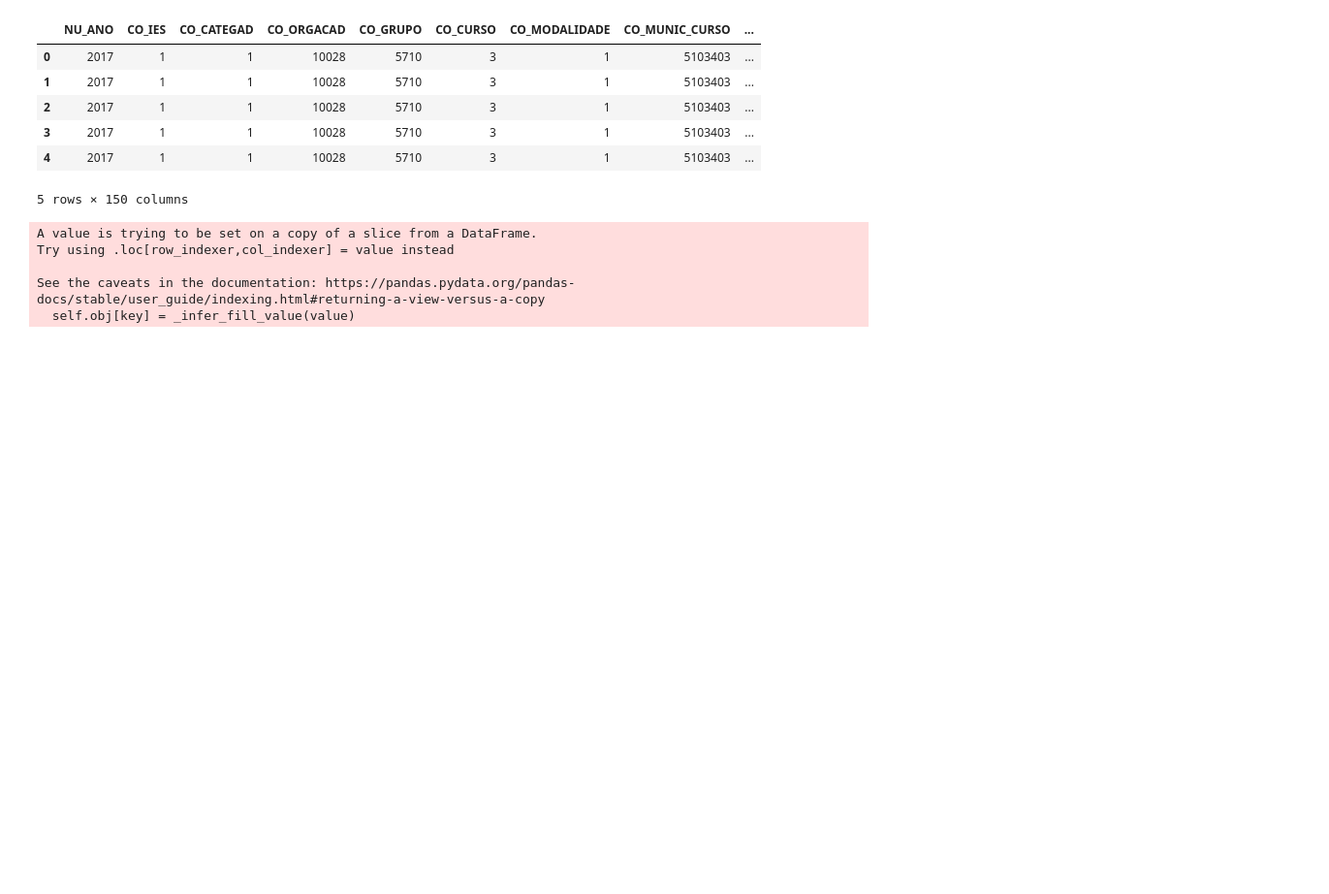
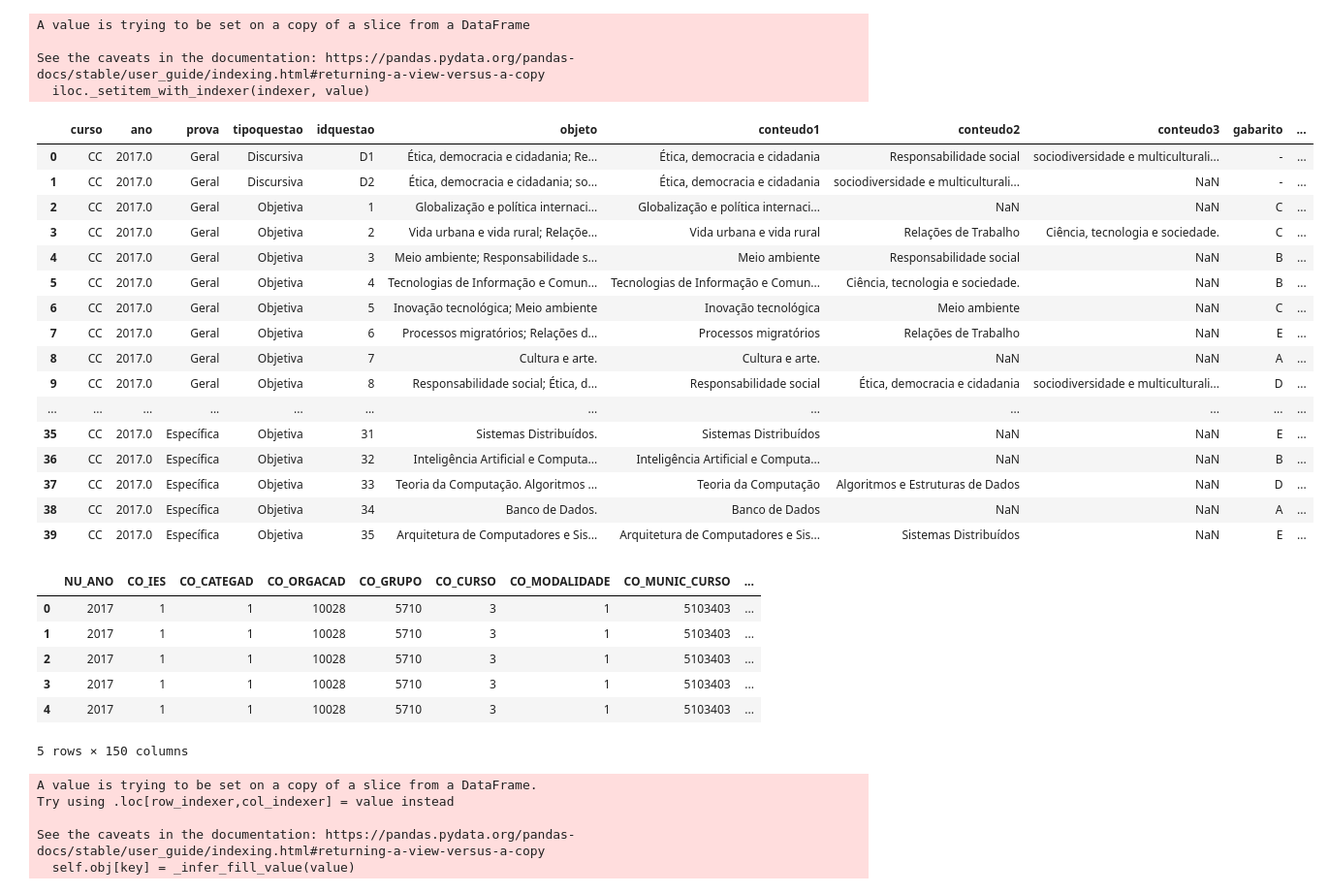
Before and after one commit to renan-cunha/KDD-Enade-Computing, a Jupyter notebook: main.ipynb, the cells around one changed output. Shown: that part at 97% size. Drawn from its saved outputs; the diff is of its cells as text; code cells hidden in the pictures; blank space fills up the shorter version.

```diff
--- a/main.ipynb
+++ b/main.ipynb
@@ -17,3 +21,30 @@ classificacao_tema = pd.read_csv("data/classificacao_charao.csv")
+# %%
+classificacao_tema = subject_manipulation.add_general_subjects(classificacao_tema)
+# %% [output]
+A value is trying to be set on a copy of a slice from a DataFrame
+
+See the caveats in the documentation: https://pandas.pydata.org/pandas-docs/stable/user_guide/indexing.html#returning-a-view-versus-a-copy
+  iloc._setitem_with_indexer(indexer, value)
+# %%
+classificacao_tema
+# %% [output]
+|  | curso | ano | prova | tipoquestao | idquestao | objeto | conteudo1 | conteudo2 | conteudo3 | gabarito | ... |
+| 0 | CC | 2017.0 | Geral | Discursiva | D1 | Ética, democracia e cidadania; Re... | Ética, democracia e cidadania | Responsabilidade social | sociodiversidade e multiculturali... | - | ... |
+| 1 | CC | 2017.0 | Geral | Discursiva | D2 | Ética, democracia e cidadania; so... | Ética, democracia e cidadania | sociodiversidade e multiculturali... | NaN | - | ... |
+| 2 | CC | 2017.0 | Geral | Objetiva | 1 | Globalização e política internaci... | Globalização e política internaci... | NaN | NaN | C | ... |
+| 3 | CC | 2017.0 | Geral | Objetiva | 2 | Vida urbana e vida rural; Relaçõe... | Vida urbana e vida rural | Relações de Trabalho | Ciência, tecnologia e sociedade. | C | ... |
+| 4 | CC | 2017.0 | Geral | Objetiva | 3 | Meio ambiente; Responsabilidade s... | Meio ambiente | Responsabilidade social | NaN | B | ... |
+| 5 | CC | 2017.0 | Geral | Objetiva | 4 | Tecnologias de Informação e Comun... | Tecnologias de Informação e Comun... | Ciência, tecnologia e sociedade. | NaN | B | ... |
+| 6 | CC | 2017.0 | Geral | Objetiva | 5 | Inovação tecnológica; Meio ambiente | Inovação tecnológica | Meio ambiente | NaN | C | ... |
+| 7 | CC | 2017.0 | Geral | Objetiva | 6 | Processos migratórios; Relações d... | Processos migratórios | Relações de Trabalho | NaN | E | ... |
+| 8 | CC | 2017.0 | Geral | Objetiva | 7 | Cultura e arte. | Cultura e arte. | NaN | NaN | A | ... |
+| 9 | CC | 2017.0 | Geral | Objetiva | 8 | Responsabilidade social; Ética, d... | Responsabilidade social | Ética, democracia e cidadania | sociodiversidade e multiculturali... | D | ... |
+| ... | ... | ... | ... | ... | ... | ... | ... | ... | ... | ... | ... |
+| 35 | CC | 2017.0 | Específica | Objetiva | 31 | Sistemas Distribuídos. | Sistemas Distribuídos | NaN | NaN | E | ... |
+| 36 | CC | 2017.0 | Específica | Objetiva | 32 | Inteligência Artificial e Computa... | Inteligência Artificial e Computa... | NaN | NaN | B | ... |
+| 37 | CC | 2017.0 | Específica | Objetiva | 33 | Teoria da Computação. Algoritmos ... | Teoria da Computação | Algoritmos e Estruturas de Dados | NaN | D | ... |
+| 38 | CC | 2017.0 | Específica | Objetiva | 34 | Banco de Dados. | Banco de Dados | NaN | NaN | A | ... |
+| 39 | CC | 2017.0 | Específica | Objetiva | 35 | Arquitetura de Computadores e Sis... | Arquitetura de Computadores e Sis... | Sistemas Distribuídos | NaN | E | ... |
 # %%
 csv.head()
 # %% [output]
```
Also changed, not shown: parts of 6 cells of this notebook, 1 other file.
